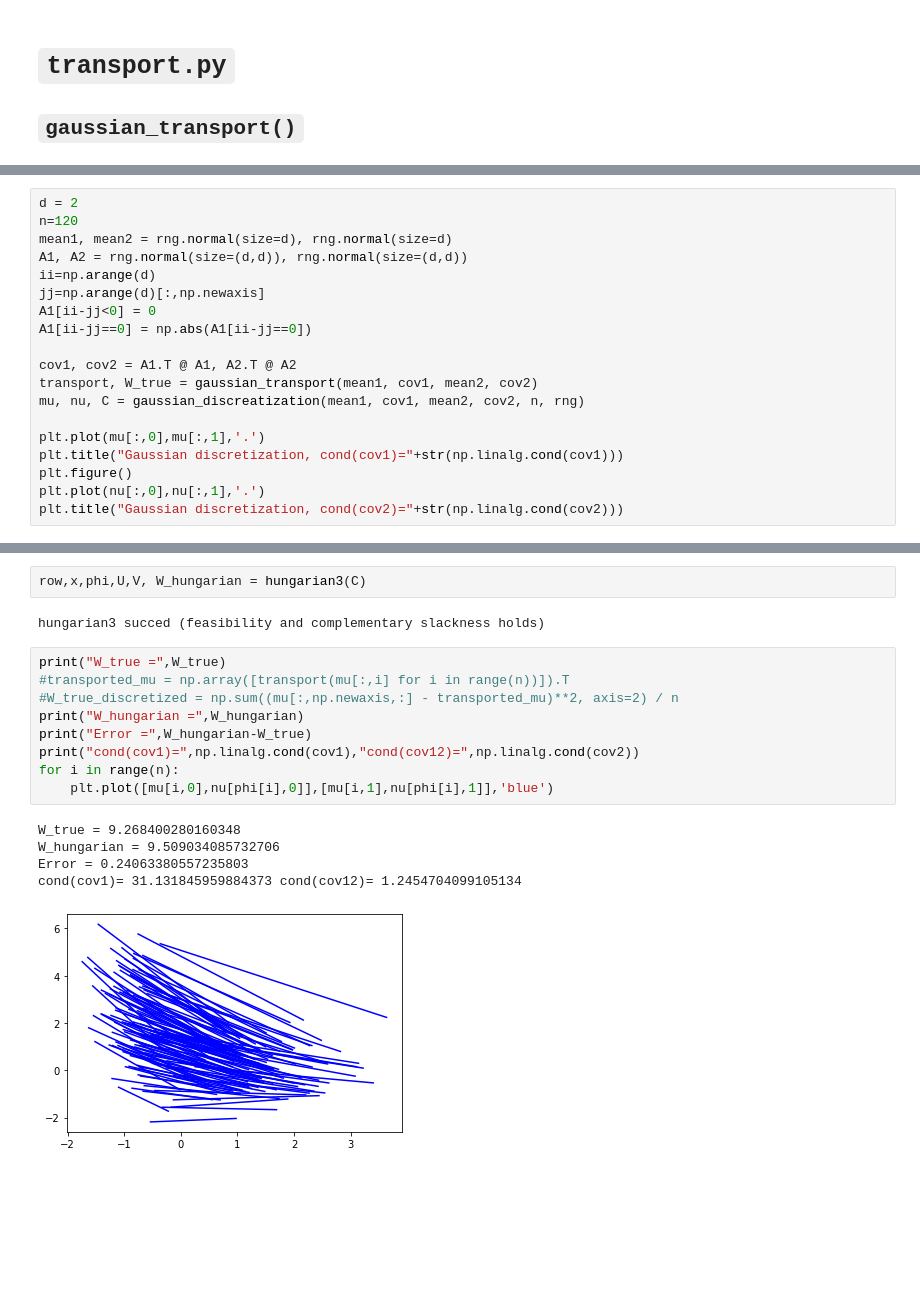
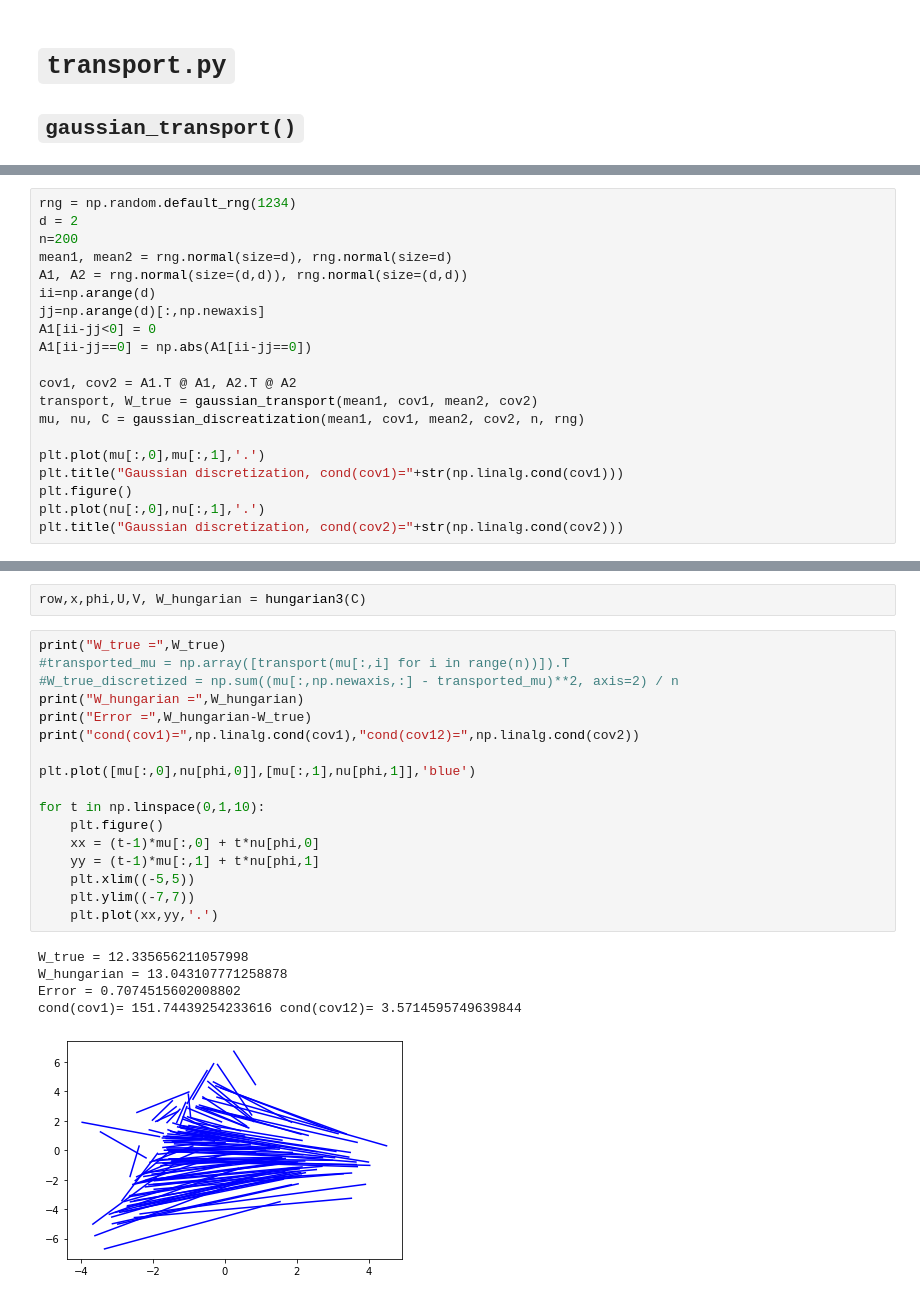
Before and after one commit to Benoit-Muller/Computational-Optimal-Transport, a Jupyter notebook: tests_hungarian.ipynb, the cells around one changed output, grey strips where cells are left out. Saved outputs shown, nothing was run; the diff lists cells and outputs as text; blank space fills up the shorter version.

```diff
--- a/tests_hungarian.ipynb
+++ b/tests_hungarian.ipynb
@@ -217,8 +219,9 @@ rng = np.random.default_rng(4321)
 The autoreload extension is already loaded. To reload it, use:
   %reload_ext autoreload
 # %%
+rng = np.random.default_rng(1234)
 d = 2
-n=120
+n=200
 mean1, mean2 = rng.normal(size=d), rng.normal(size=d)
 A1, A2 = rng.normal(size=(d,d)), rng.normal(size=(d,d))
 ii=np.arange(d)
@@ -242,19 +243,25 @@ Text(0.5, 1.0, 'Gaussian discretization, cond(cov2)=1.2454704099105134')
 # %%
 row,x,phi,U,V, W_hungarian = hungarian3(C)
-# %% [output]
-hungarian3 succed (feasibility and complementary slackness holds)
 # %%
 print("W_true =",W_true)
 #transported_mu = np.array([transport(mu[:,i] for i in range(n))]).T
 #W_true_discretized = np.sum((mu[:,np.newaxis,:] - transported_mu)**2, axis=2) / n
 print("W_hungarian =",W_hungarian)
 print("Error =",W_hungarian-W_true)
 print("cond(cov1)=",np.linalg.cond(cov1),"cond(cov12)=",np.linalg.cond(cov2))
-for i in range(n):
-    plt.plot([mu[i,0],nu[phi[i],0]],[mu[i,1],nu[phi[i],1]],'blue')
+
+plt.plot([mu[:,0],nu[phi,0]],[mu[:,1],nu[phi,1]],'blue')
+
+for t in np.linspace(0,1,10):
+    plt.figure()
+    xx = (t-1)*mu[:,0] + t*nu[phi,0]
+    yy = (t-1)*mu[:,1] + t*nu[phi,1]
+    plt.xlim((-5,5))
+    plt.ylim((-7,7))
+    plt.plot(xx,yy,'.')
 # %% [output]
-W_true = 9.268400280160348
-W_hungarian = 9.509034085732706
-Error = 0.24063380557235803
-cond(cov1)= 31.131845959884373 cond(cov12)= 1.2454704099105134
+W_true = 12.335656211057998
+W_hungarian = 13.043107771258878
+Error = 0.7074515602008802
+cond(cov1)= 151.74439254233616 cond(cov12)= 3.5714595749639844
-[figure, old version]
+[figure, new version]
```
Also changed, not shown: parts of 4 cells of this notebook, 22 other files.
